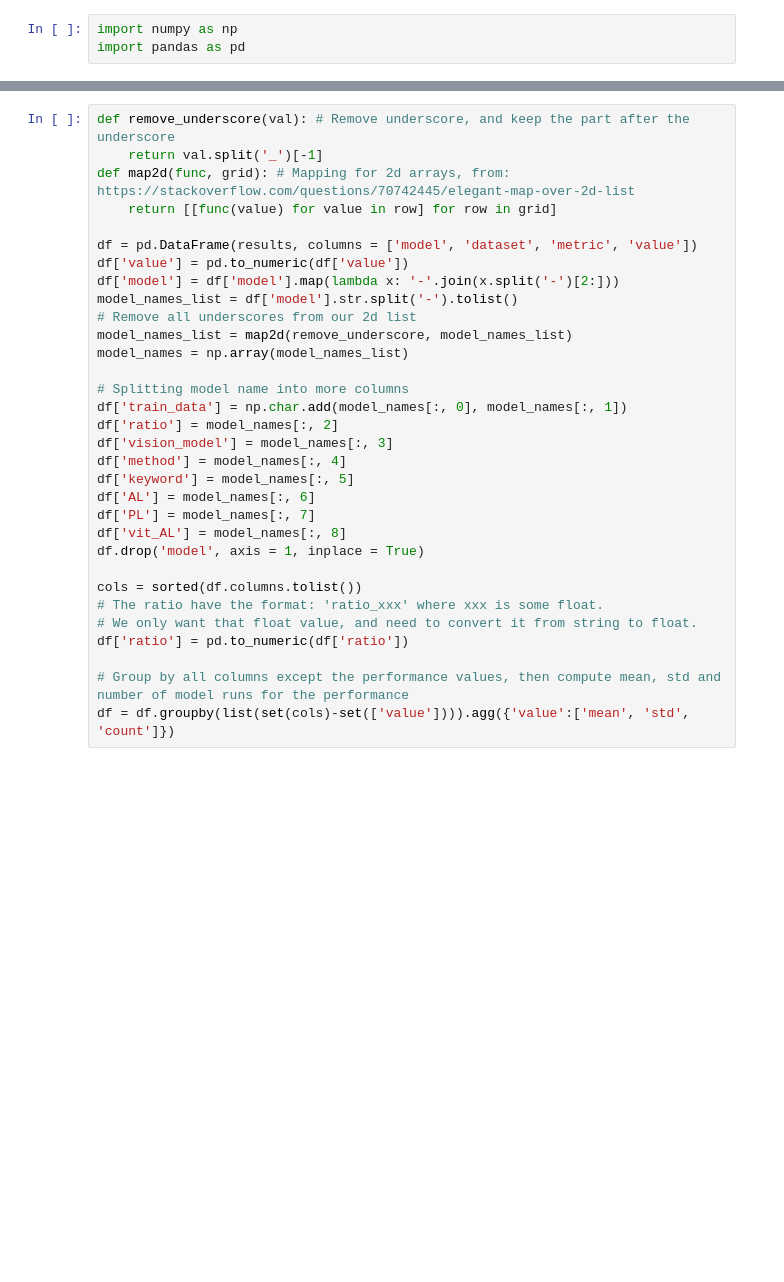
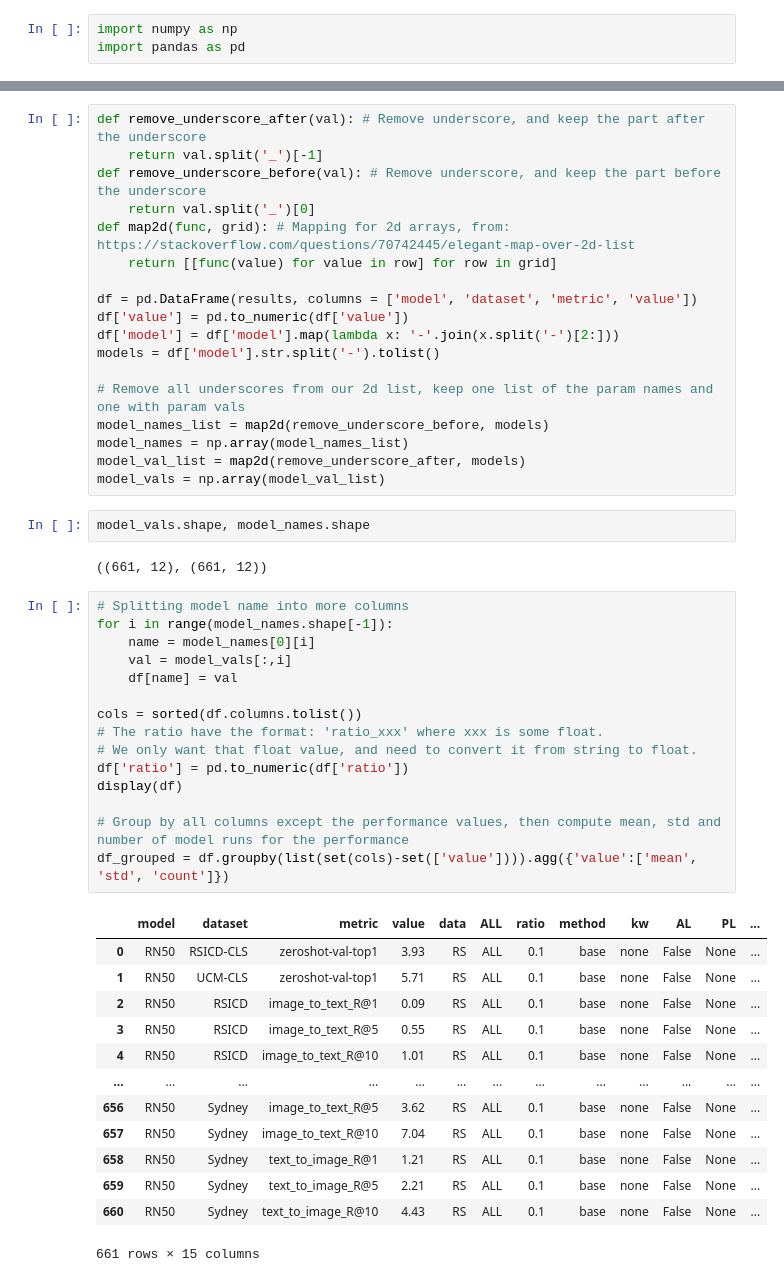
Before and after one commit to nataliehh/thesis2023-2024, a Jupyter notebook: results_analysis.ipynb, the cells around one changed output, grey strips where cells are left out. Drawn from its saved outputs; the diff is of its cells as text; blank space fills up the shorter version.

```diff
--- a/results_analysis.ipynb
+++ b/results_analysis.ipynb
@@ -31,34 +11,53 @@ for r in results: # S
+# %%
+def remove_underscore_after(val): # Remove underscore, and keep the part after the underscore
+    return val.split('_')[-1]
+def remove_underscore_before(val): # Remove underscore, and keep the part before the underscore
+    return val.split('_')[0]
+def map2d(func, grid): # Mapping for 2d arrays, from: https://stackoverflow.com/questions/70742445/elegant-map-over-2d-list
+    return [[func(value) for value in row] for row in grid]
+
+df = pd.DataFrame(results, columns = ['model', 'dataset', 'metric', 'value'])
+df['value'] = pd.to_numeric(df['value'])
+df['model'] = df['model'].map(lambda x: '-'.join(x.split('-')[2:]))
+models = df['model'].str.split('-').tolist()
+
+# Remove all underscores from our 2d list, keep one list of the param names and one with param vals
+model_names_list = map2d(remove_underscore_before, models)
+model_names = np.array(model_names_list)
+model_val_list = map2d(remove_underscore_after, models)
+model_vals = np.array(model_val_list)
+# %%
+model_vals.shape, model_names.shape
+# %% [output]
+((661, 12), (661, 12))
 # %%
-def remove_underscore(val): # Remove underscore, and keep the part after the underscore
-    return val.split('_')[-1]
-def map2d(func, grid): # Mapping for 2d arrays, from: https://stackoverflow.com/questions/70742445/elegant-map-over-2d-list
-    return [[func(value) for value in row] for row in grid]
-
-df = pd.DataFrame(results, columns = ['model', 'dataset', 'metric', 'value'])
-df['value'] = pd.to_numeric(df['value'])
-df['model'] = df['model'].map(lambda x: '-'.join(x.split('-')[2:]))
-model_names_list = df['model'].str.split('-').tolist()
-# Remove all underscores from our 2d list
-model_names_list = map2d(remove_underscore, model_names_list)
-model_names = np.array(model_names_list)
-
 # Splitting model name into more columns
-df['train_data'] = np.char.add(model_names[:, 0], model_names[:, 1])
-df['ratio'] = model_names[:, 2]
-df['vision_model'] = model_names[:, 3]
-df['method'] = model_names[:, 4]
-df['keyword'] = model_names[:, 5]
-df['AL'] = model_names[:, 6]
-df['PL'] = model_names[:, 7]
-df['vit_AL'] = model_names[:, 8]
-df.drop('model', axis = 1, inplace = True)
+for i in range(model_names.shape[-1]):
+    name = model_names[0][i]
+    val = model_vals[:,i]
+    df[name] = val
 
 cols = sorted(df.columns.tolist())
 # The ratio have the format: 'ratio_xxx' where xxx is some float.
 # We only want that float value, and need to convert it from string to float.
 df['ratio'] = pd.to_numeric(df['ratio'])
+display(df)
 
 # Group by all columns except the performance values, then compute mean, std and number of model runs for the performance
-df = df.groupby(list(set(cols)-set(['value']))).agg({'value':['mean', 'std', 'count']})
+df_grouped = df.groupby(list(set(cols)-set(['value']))).agg({'value':['mean', 'std', 'count']})
+# %% [output]
+|  | model | dataset | metric | value | data | ALL | ratio | method | kw | AL | PL | ... |
+| 0 | RN50 | RSICD-CLS | zeroshot-val-top1 | 3.93 | RS | ALL | 0.1 | base | none | False | None | ... |
+| 1 | RN50 | UCM-CLS | zeroshot-val-top1 | 5.71 | RS | ALL | 0.1 | base | none | False | None | ... |
+| 2 | RN50 | RSICD | image_to_text_R@1 | 0.09 | RS | ALL | 0.1 | base | none | False | None | ... |
+| 3 | RN50 | RSICD | image_to_text_R@5 | 0.55 | RS | ALL | 0.1 | base | none | False | None | ... |
+| 4 | RN50 | RSICD | image_to_text_R@10 | 1.01 | RS | ALL | 0.1 | base | none | False | None | ... |
+| ... | ... | ... | ... | ... | ... | ... | ... | ... | ... | ... | ... | ... |
+| 656 | RN50 | Sydney | image_to_text_R@5 | 3.62 | RS | ALL | 0.1 | base | none | False | None | ... |
+| 657 | RN50 | Sydney | image_to_text_R@10 | 7.04 | RS | ALL | 0.1 | base | none | False | None | ... |
+| 658 | RN50 | Sydney | text_to_image_R@1 | 1.21 | RS | ALL | 0.1 | base | none | False | None | ... |
+| 659 | RN50 | Sydney | text_to_image_R@5 | 2.21 | RS | ALL | 0.1 | base | none | False | None | ... |
+| 660 | RN50 | Sydney | text_to_image_R@10 | 4.43 | RS | ALL | 0.1 | base | none | False | None | ... |
+661 rows × 15 columns
 # %%
 with pd.option_context('display.max_rows', None, 'display.max_columns', None):  # more options can be specified also
```
Also changed, not shown: parts of 4 cells of this notebook.
